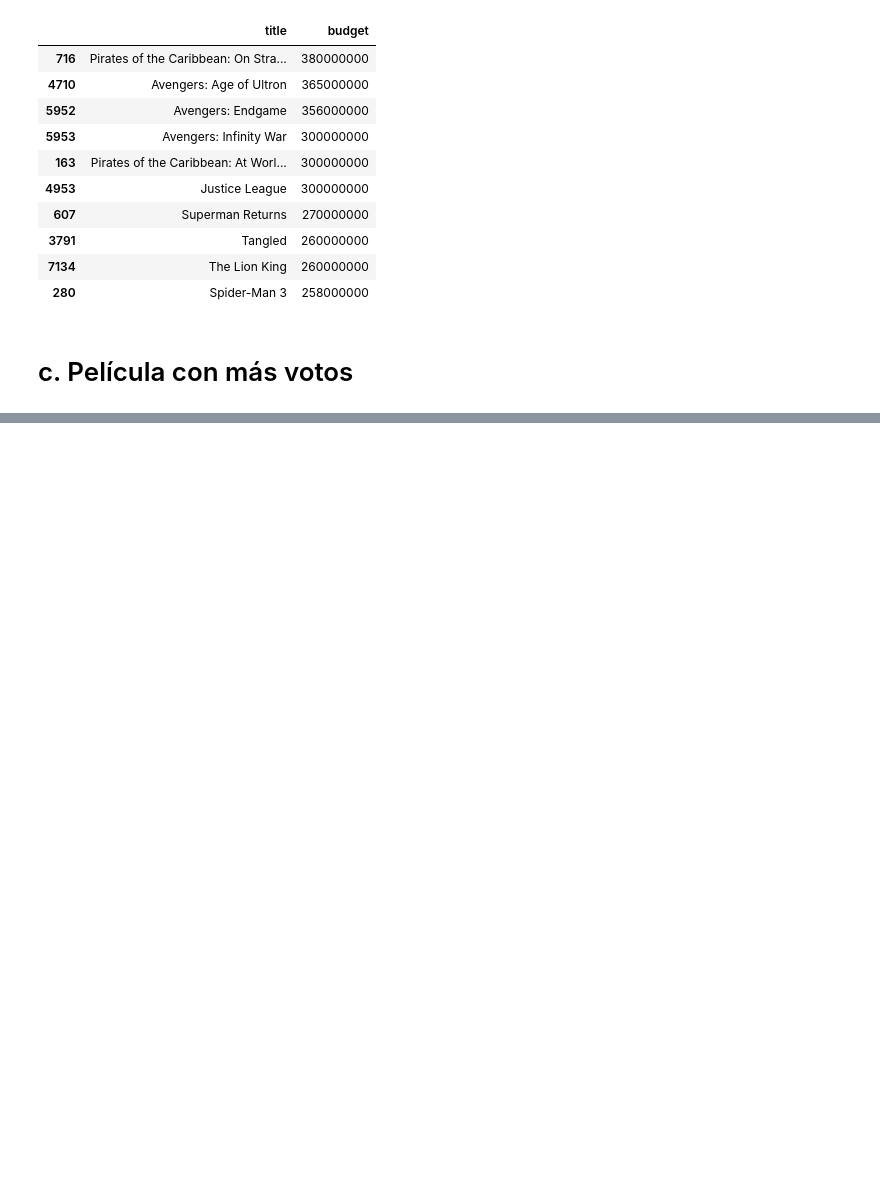
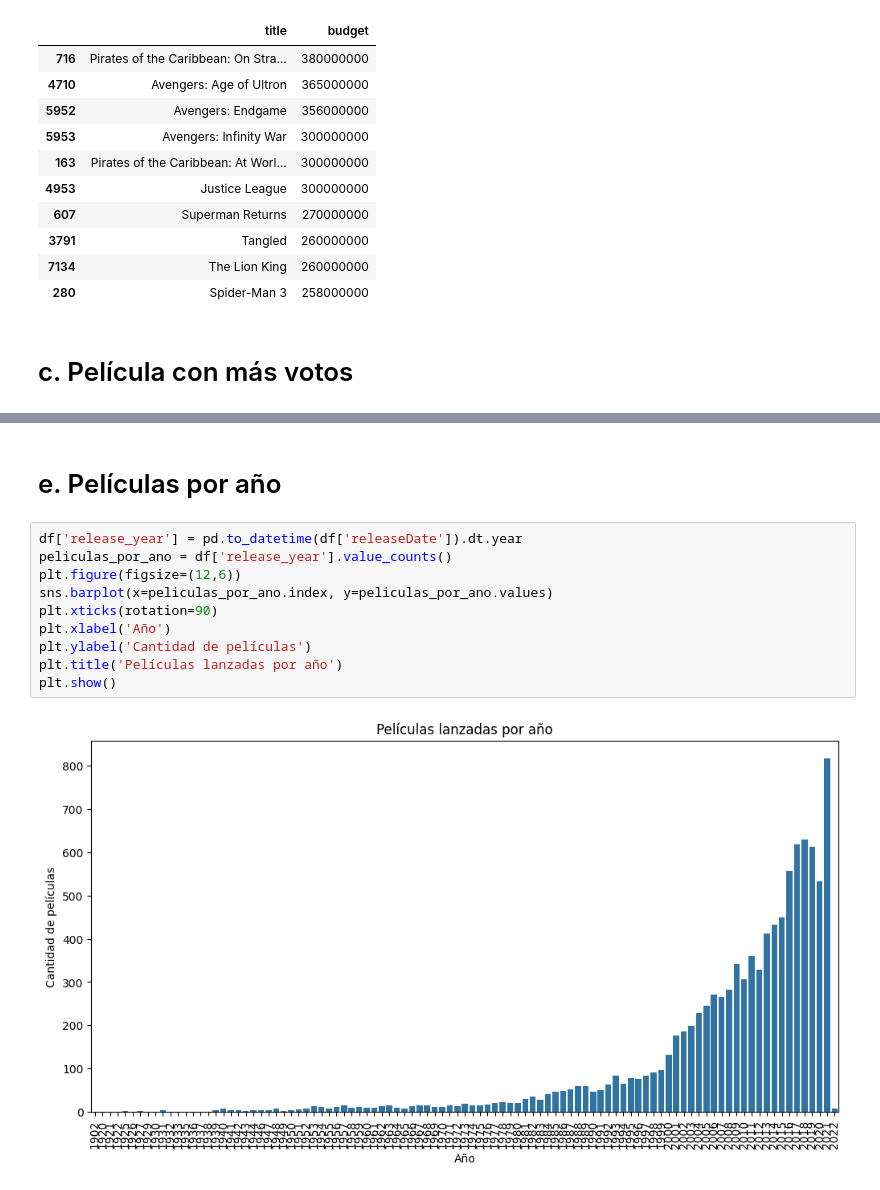
Before and after one commit to Sofiamishel2003/-An-lisis-Exploratorio, a Jupyter notebook: analisis exploratorio - movies.IPYNB, the cells around one changed output, grey strips where cells are left out. Drawn from its saved outputs; the diff is of its cells as text; blank space fills up the shorter version.

Commit message:
Feat: Added most voted and movies per year

```diff
--- a/analisis exploratorio - movies.IPYNB
+++ b/analisis exploratorio - movies.IPYNB
@@ -33,0 +40,14 @@ top_budget_movies
+# %% [markdown]
+# e. Películas por año
+# %%
+df['release_year'] = pd.to_datetime(df['releaseDate']).dt.year
+peliculas_por_ano = df['release_year'].value_counts()
+plt.figure(figsize=(12,6))
+sns.barplot(x=peliculas_por_ano.index, y=peliculas_por_ano.values)
+plt.xticks(rotation=90)
+plt.xlabel('Año')
+plt.ylabel('Cantidad de películas')
+plt.title('Películas lanzadas por año')
+plt.show()
+# %% [output]
+[figure, added]
```
Also changed, not shown: parts of 1 cell of this notebook.
